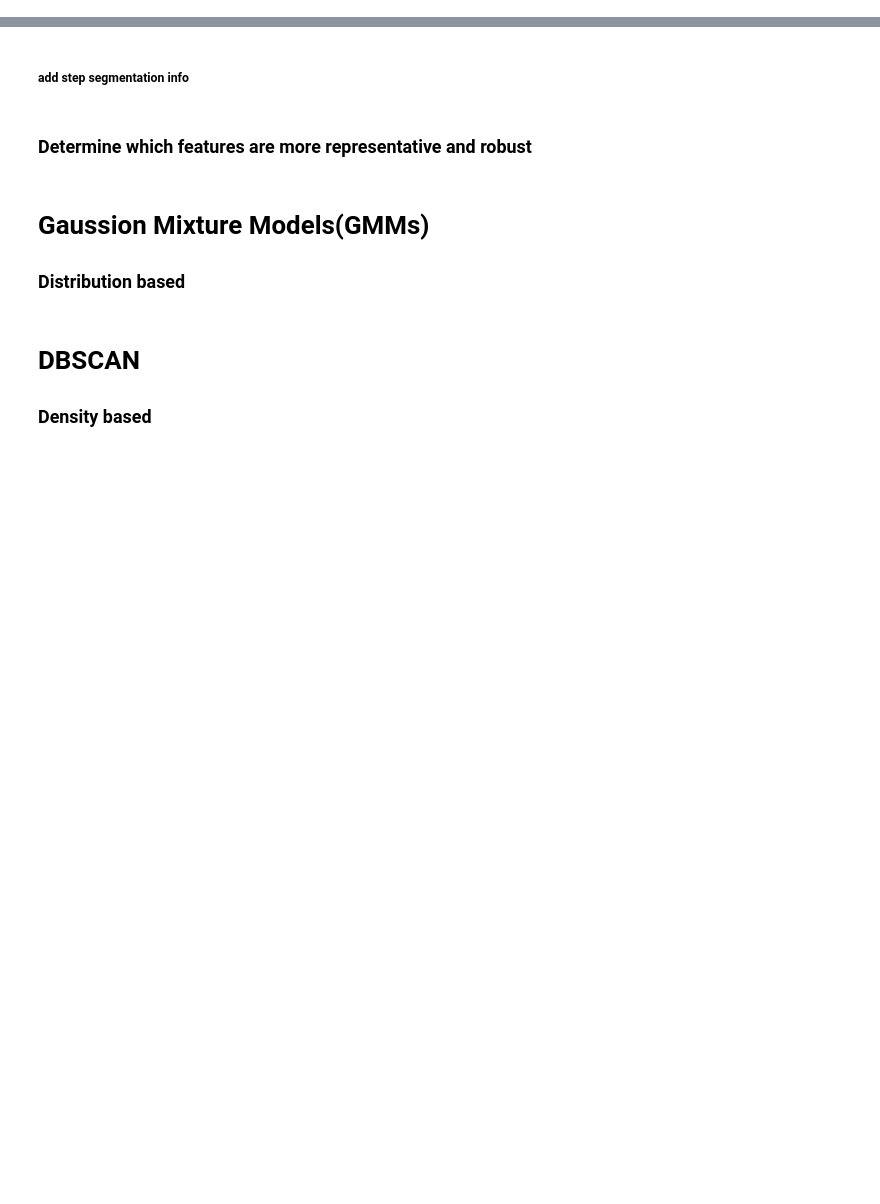
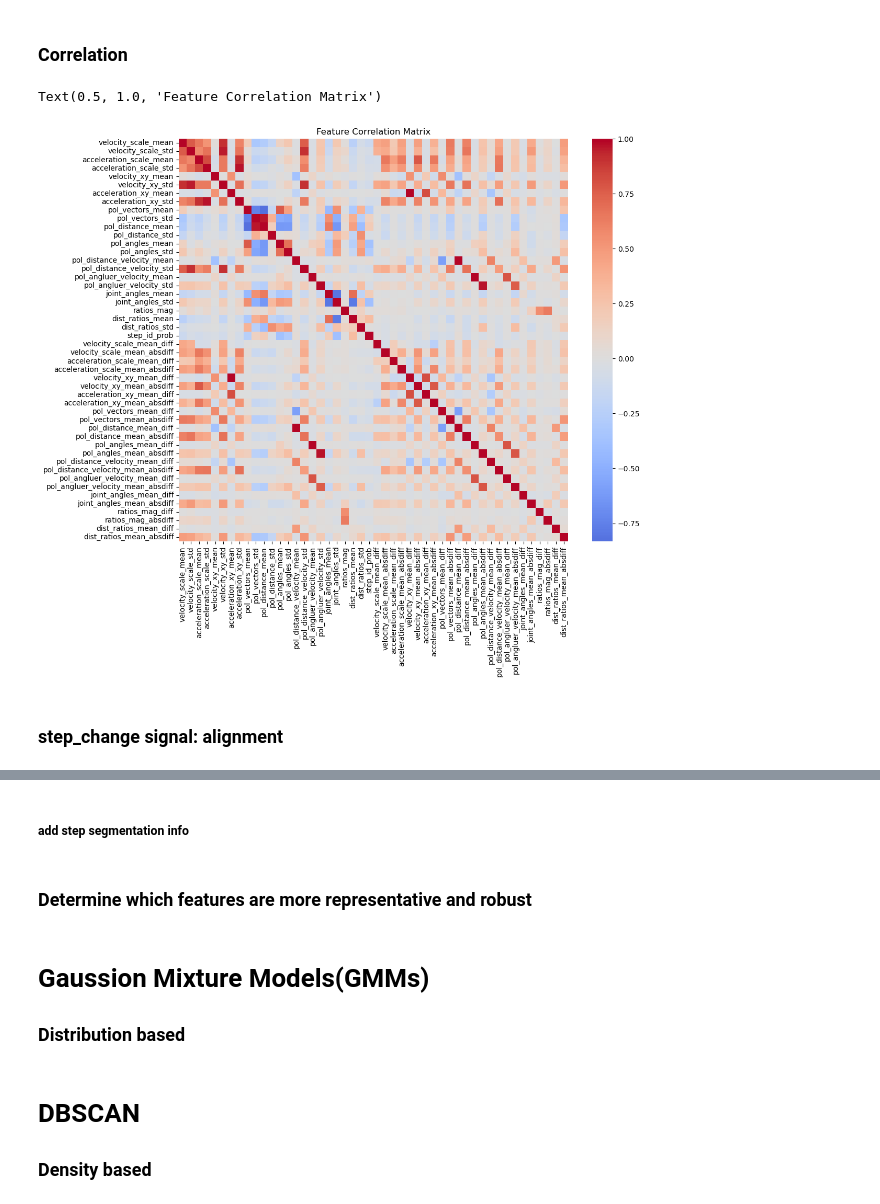
Before and after one commit to Lo122/LSTM_HRC, a Jupyter notebook: data_proc_2d/app/analyze_posture.ipynb, the cells around one changed output, grey strips where cells are left out. Saved outputs shown, nothing was run; the diff lists cells and outputs as text; code cells hidden in the pictures; blank space fills up the shorter version.

```diff
--- a/data_proc_2d/app/analyze_posture.ipynb
+++ b/data_proc_2d/app/analyze_posture.ipynb
@@ -0,0 +160,9 @@
+# %%
+#standardscaler
+scaler = StandardScaler()
+
+#for feature columns
+feature_cols = [col for col in df.columns if col not in ["step_id", "t","step_change"]]
+df [feature_cols] = scaler.fit_transform(df[feature_cols])
+
+df.head()
@@ -0,0 +208,12 @@
+# %% [markdown]
+### Correlation
+# %%
+#correlation matrix
+plt.figure(figsize=(12, 10))
+sns.heatmap(df[feature_cols].corr(), cmap="coolwarm", center=0)
+plt.title("Feature Correlation Matrix")
+# %% [output]
+Text(0.5, 1.0, 'Feature Correlation Matrix')
+[figure, added]
+# %% [markdown]
+### step_change signal: alignment
```
Also changed, not shown: parts of 54 cells of this notebook, 3 other files.
